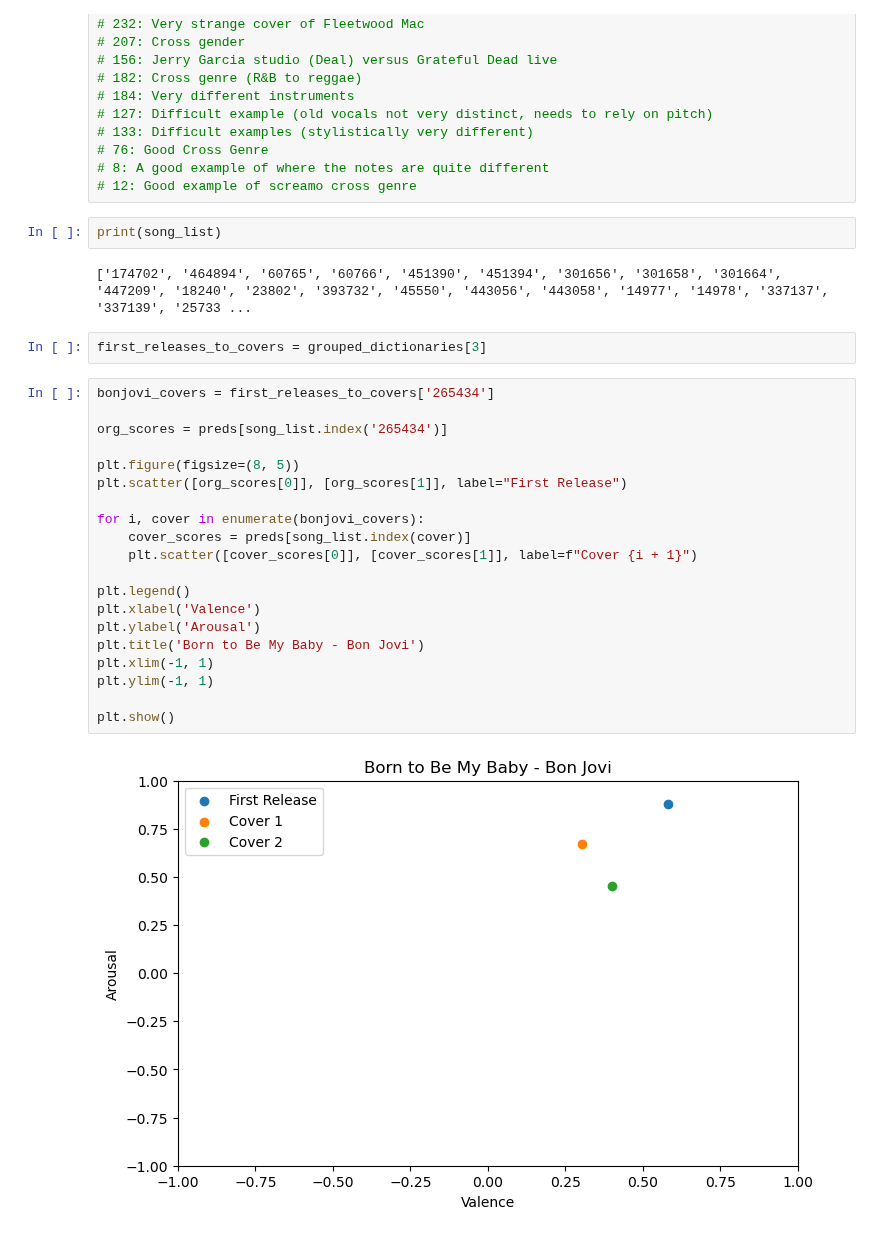
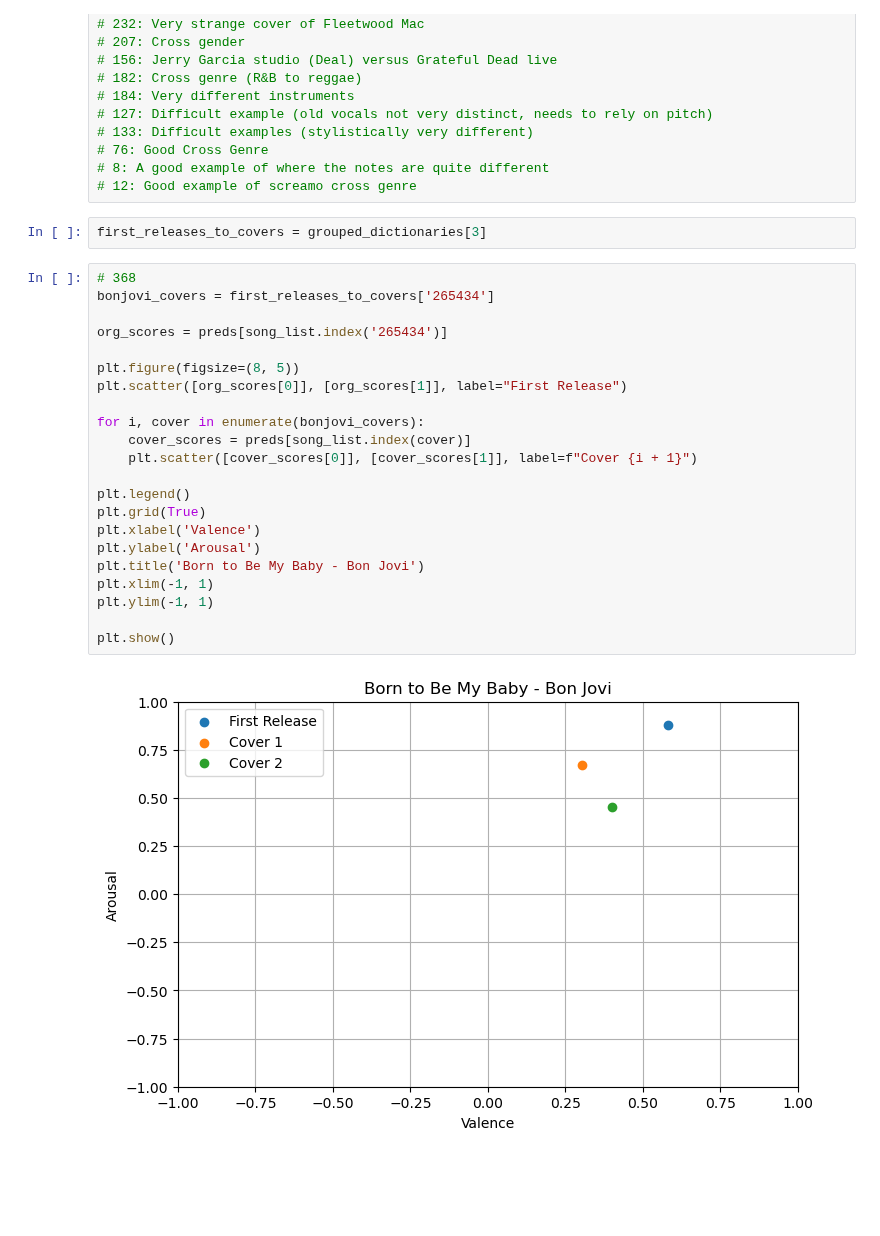
Before and after one commit to sarah-baskin/cover-song-analysis, a Jupyter notebook: covers1000_analysis.ipynb, the cells around one changed output. Cells and saved outputs as stored; diff of their text form; blank space fills up the shorter version.

```diff
--- a/covers1000_analysis.ipynb
+++ b/covers1000_analysis.ipynb
@@ -491,32 +491,30 @@ plt.show()
 # 76: Good Cross Genre
 # 8: A good example of where the notes are quite different
 # 12: Good example of screamo cross genre
-# %%
-print(song_list)
-# %% [output]
-['174702', '464894', '60765', '60766', '451390', '451394', '301656', '301658', '301664', '447209', '18240', '23802', '393732', '45550', '443056', '443058', '14977', '14978', '337137', '337139', '25733 ...
 # %%
 first_releases_to_covers = grouped_dictionaries[3]
 # %%
+# 368
 bonjovi_covers = first_releases_to_covers['265434']
 
 org_scores = preds[song_list.index('265434')]
 
 plt.figure(figsize=(8, 5))
 plt.scatter([org_scores[0]], [org_scores[1]], label="First Release")
 
 for i, cover in enumerate(bonjovi_covers):
     cover_scores = preds[song_list.index(cover)]
     plt.scatter([cover_scores[0]], [cover_scores[1]], label=f"Cover {i + 1}")
 
 plt.legend()
+plt.grid(True)
 plt.xlabel('Valence')
 plt.ylabel('Arousal')
 plt.title('Born to Be My Baby - Bon Jovi')
 plt.xlim(-1, 1)
 plt.ylim(-1, 1)
 
 plt.show()
 # %% [output]
-[figure, old version]
+[figure, new version]
 # %%
```
Also changed, not shown: parts of 9 cells of this notebook, 2 other files.
